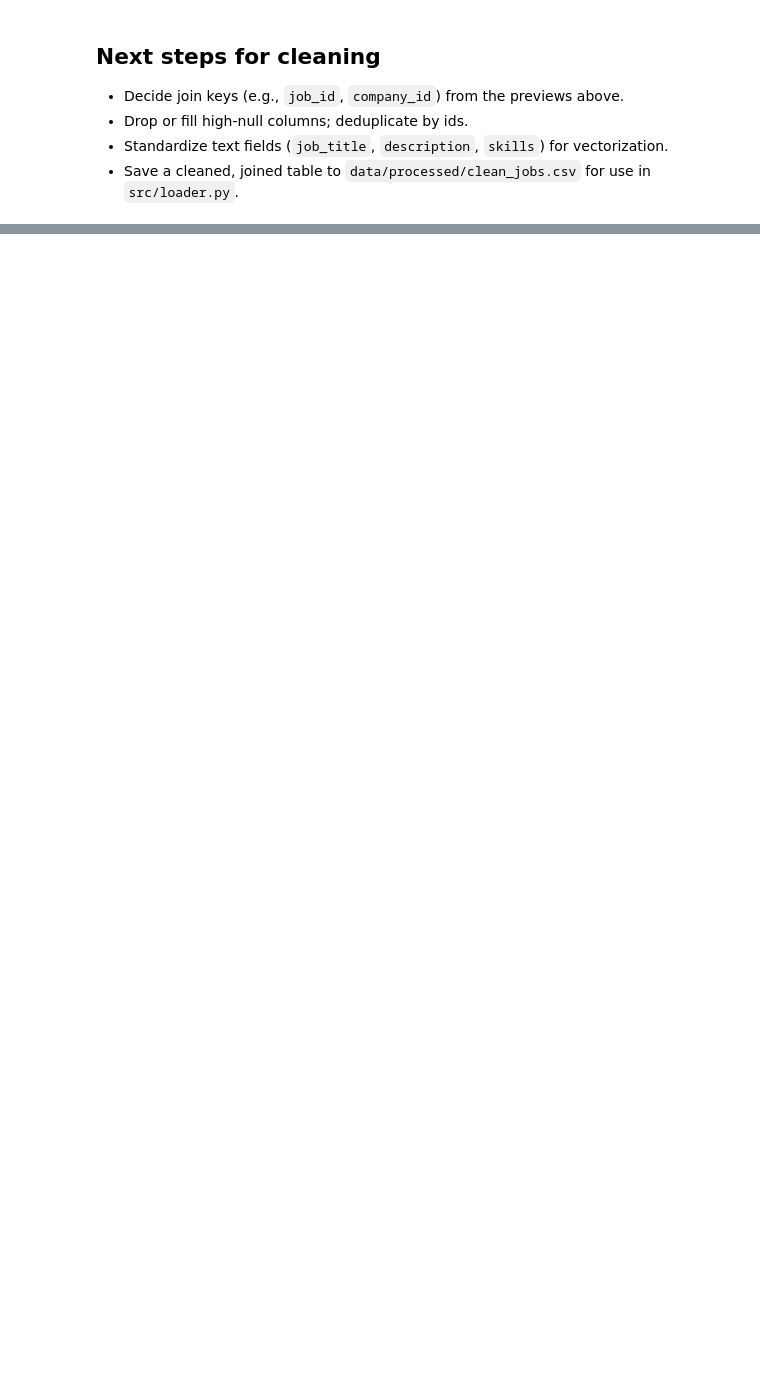
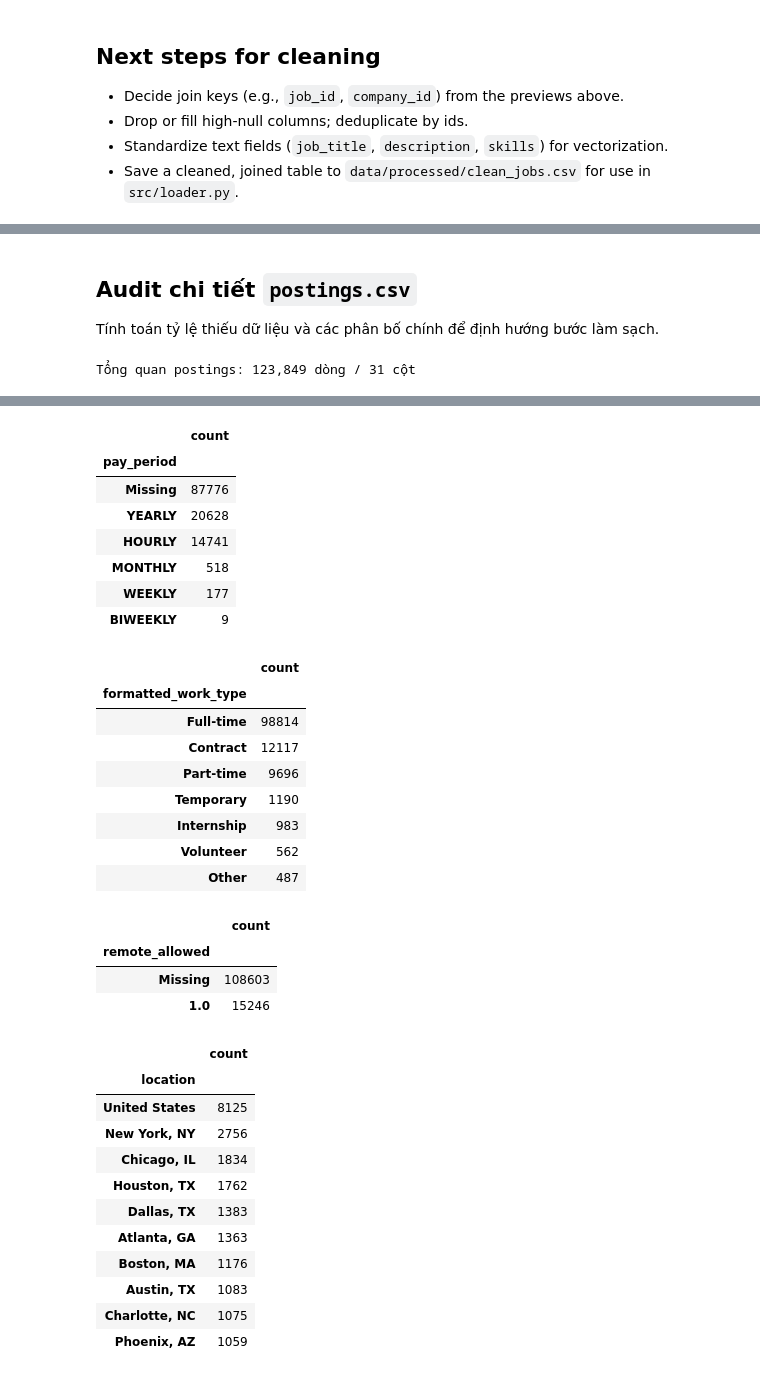
Before and after one commit to sakanaowo/DS-RS, a Jupyter notebook: notebooks/1_data_cleaning.ipynb, the cells around one changed output, grey strips where cells are left out. Drawn from its saved outputs; the diff is of its cells as text; code cells hidden in the pictures; blank space fills up the shorter version.

```diff
--- a/notebooks/1_data_cleaning.ipynb
+++ b/notebooks/1_data_cleaning.ipynb
@@ -120,0 +294,34 @@ for name, path in key_paths.items():
+# %% [markdown]
+## Audit chi tiết `postings.csv`
+
+Tính toán tỷ lệ thiếu dữ liệu và các phân bố chính để định hướng bước làm sạch.
+# %%
+postings_path = archive_dir / "postings.csv"
+postings_df = pd.read_csv(postings_path)
+
+missing_pct = (postings_df.isna().mean() * 100).sort_values(ascending=False)
+pay_dist = postings_df["pay_period"].fillna("Missing").value_counts()
+work_type_dist = postings_df["formatted_work_type"].fillna("Missing").value_counts()
+remote_dist = postings_df["remote_allowed"].fillna("Missing").value_counts()
+location_top = postings_df["location"].fillna("Unknown").value_counts().head(10)
+
+postings_summary = {
+    "rows": len(postings_df),
+    "cols": postings_df.shape[1],
+    "missing_top": missing_pct.head(10),
+    "pay_dist": pay_dist,
+    "work_type_dist": work_type_dist,
+    "remote_dist": remote_dist,
+    "location_top": location_top,
+}
+
+print(
+    f"Tổng quan postings: {postings_summary['rows']:,} dòng / {postings_summary['cols']} cột"
+)
+display(postings_summary["missing_top"].to_frame("pct_missing"))
+display(postings_summary["pay_dist"].to_frame("count"))
+display(postings_summary["work_type_dist"].to_frame("count"))
+display(postings_summary["remote_dist"].to_frame("count"))
+display(postings_summary["location_top"].to_frame("count"))
+# %% [output]
+Tổng quan postings: 123,849 dòng / 31 cột
@@ -120,0 +339,33 @@ for name, path in key_paths.items():
+|  | count |
+| pay_period |  |
+| Missing | 87776 |
+| YEARLY | 20628 |
+| HOURLY | 14741 |
+| MONTHLY | 518 |
+| WEEKLY | 177 |
+| BIWEEKLY | 9 |
+|  | count |
+| formatted_work_type |  |
+| Full-time | 98814 |
+| Contract | 12117 |
+| Part-time | 9696 |
+| Temporary | 1190 |
+| Internship | 983 |
+| Volunteer | 562 |
+| Other | 487 |
+|  | count |
+| remote_allowed |  |
+| Missing | 108603 |
+| 1.0 | 15246 |
+|  | count |
+| location |  |
+| United States | 8125 |
+| New York, NY | 2756 |
+| Chicago, IL | 1834 |
+| Houston, TX | 1762 |
+| Dallas, TX | 1383 |
+| Atlanta, GA | 1363 |
+| Boston, MA | 1176 |
+| Austin, TX | 1083 |
+| Charlotte, NC | 1075 |
+| Phoenix, AZ | 1059 |
```
Also changed, not shown: parts of 29 cells of this notebook, 11 other files.
